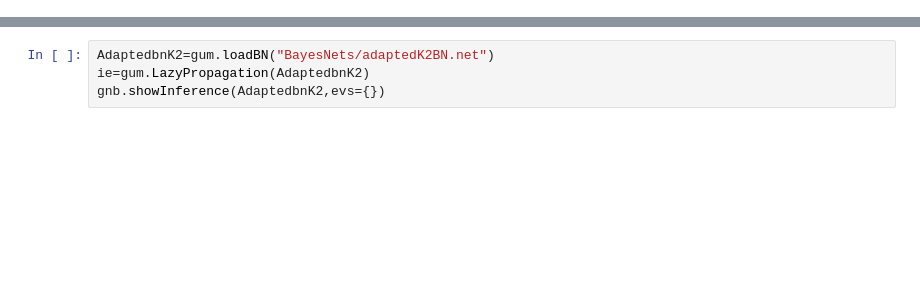
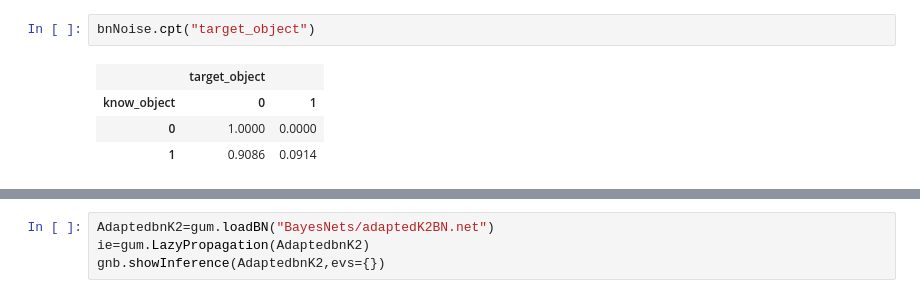
Before and after one commit to aludi/evaluatingScenarioBNs2023, a Jupyter notebook: Question1.ipynb, the cells around one changed output, grey strips where cells are left out. Saved outputs shown, nothing was run; the diff lists cells and outputs as text; blank space fills up the shorter version.

```diff
--- a/Question1.ipynb
+++ b/Question1.ipynb
@@ -19,0 +100,7 @@ gnb.showInference(bnNoise,evs={})
+# %%
+bnNoise.cpt("target_object")
+# %% [output]
+|  | target_object |  |
+| know_object | 0 | 1 |
+| 0 | 1.0000 | 0.0000 |
+| 1 | 0.9086 | 0.0914 |
```
Also changed, not shown: parts of 10 cells of this notebook, 43 other files.
